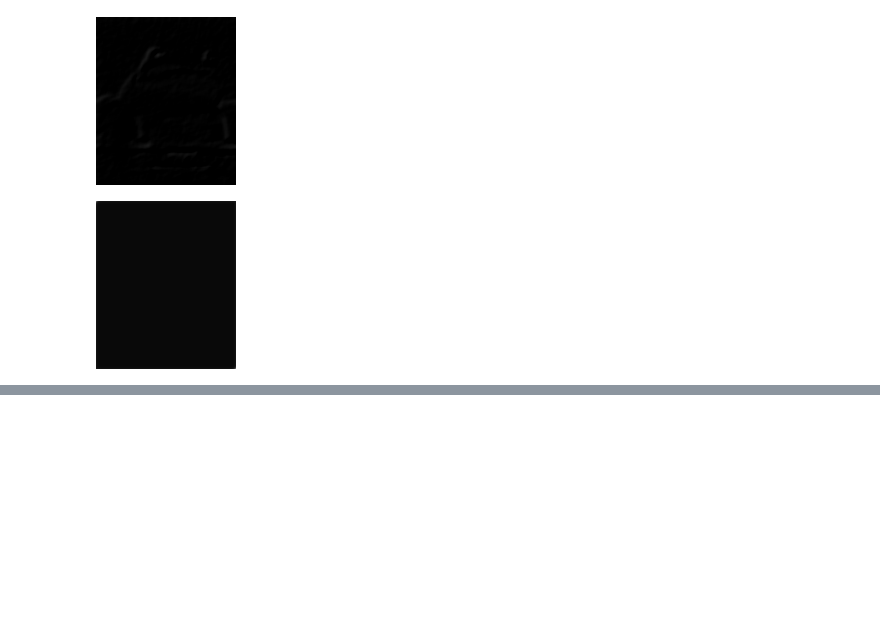
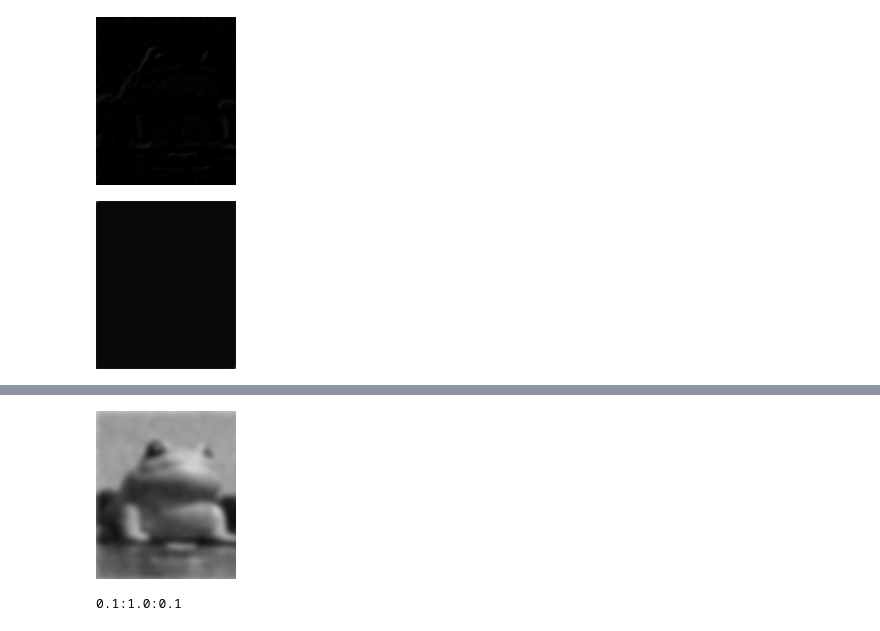
Before and after one commit to yiyuezhuo/nonparametric-statistic-class-paper, a Jupyter notebook: smoothing_julia.ipynb, the cells around one changed output, grey strips where cells are left out. Drawn from its saved outputs; the diff is of its cells as text; code cells hidden in the pictures; blank space fills up the shorter version.

```diff
--- a/smoothing_julia.ipynb
+++ b/smoothing_julia.ipynb
@@ -391,0 +522,23 @@ Gray.(mat4[3,:,:])
+# %%
+#@time
+
+sigma_noise = 25
+simga_imfilter_range = 0.1:0.2:3
+T = 200
+
+sigma_loss_list = zeros(length(simga_imfilter_range))
+sigma_loss_std_list = zeros(length(simga_imfilter_range))
+
+for simga_imfilter_idx=1:length(simga_imfilter_range)
+    simga_imfilter = simga_imfilter_range[simga_imfilter_idx]
+    loss_list = zeros(T)
+    for t=1:T
+        toad_noised = clamp.(convert(Array{Float64}, toad + rand(Normal(0,sigma_noise/255), size(toad))), 0.0, 1.0)
+        toad_filtered = imfilter(Gray.(toad_noised), Kernel.gaussian(simga_imfilter))
+        loss_list[t] = mean((toad_filtered - toad).^2)
+    end
+    sigma_loss_list[simga_imfilter_idx] = mean(loss_list)
+    sigma_loss_std_list[simga_imfilter_idx] = std(loss_list)
+end
+# %%
+toad_noised = clamp.(convert(Array{Float64}, toad + rand(Normal(0,sigma_noise/255), size(toad))), 0.0, 1.0)
@@ -391,0 +563,8 @@ Gray.(mat4[3,:,:])
+# %%
+toad_filtered = imfilter(Gray.(toad_noised), Kernel.gaussian(3))
+# %% [output]
+[figure, added]
+# %%
+0.1:0.5
+# %% [output]
+0.1:1.0:0.1
```
Also changed, not shown: parts of 27 cells of this notebook, 8 other files.
